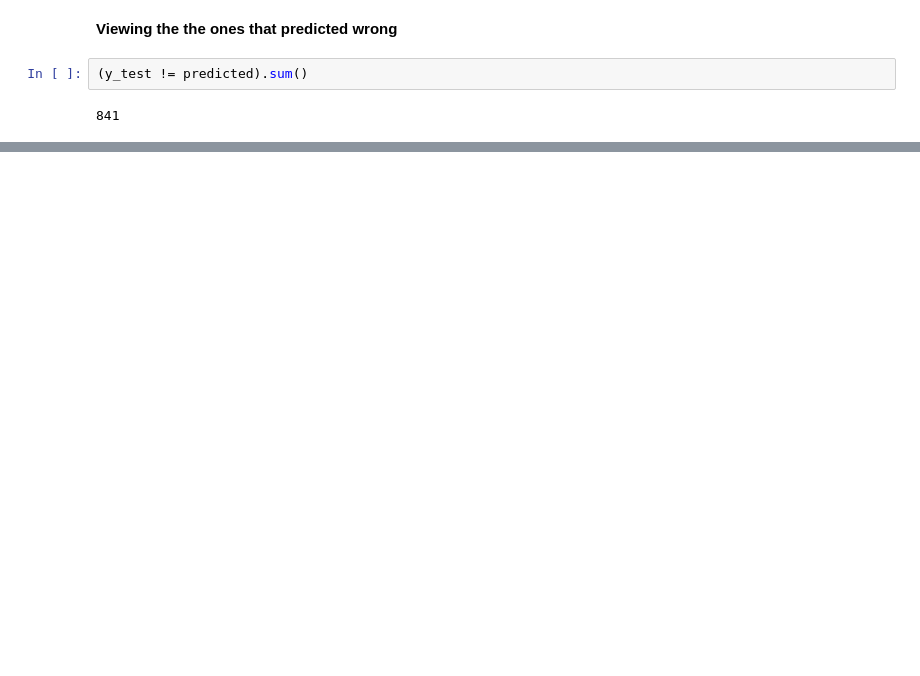
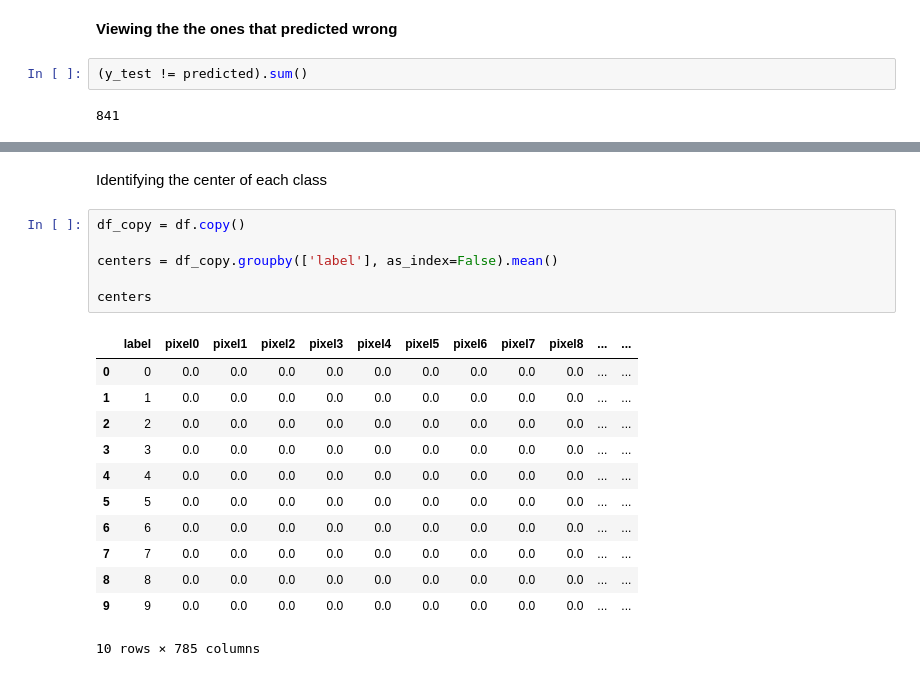
Before and after one commit to sidi-cheikh/Digit_recognizer, a Jupyter notebook: 3_Knn.ipynb, the cells around one changed output, grey strips where cells are left out. Drawn from its saved outputs; the diff is of its cells as text; blank space fills up the shorter version.

```diff
--- a/3_Knn.ipynb
+++ b/3_Knn.ipynb
@@ -126,0 +144,21 @@ for i in range(288):
+# %% [markdown]
+Identifying the center of each class
+# %%
+df_copy = df.copy()
+
+centers = df_copy.groupby(['label'], as_index=False).mean()
+
+centers
+# %% [output]
+|  | label | pixel0 | pixel1 | pixel2 | pixel3 | pixel4 | pixel5 | pixel6 | pixel7 | pixel8 | ... | ... |
+| 0 | 0 | 0.0 | 0.0 | 0.0 | 0.0 | 0.0 | 0.0 | 0.0 | 0.0 | 0.0 | ... | ... |
+| 1 | 1 | 0.0 | 0.0 | 0.0 | 0.0 | 0.0 | 0.0 | 0.0 | 0.0 | 0.0 | ... | ... |
+| 2 | 2 | 0.0 | 0.0 | 0.0 | 0.0 | 0.0 | 0.0 | 0.0 | 0.0 | 0.0 | ... | ... |
+| 3 | 3 | 0.0 | 0.0 | 0.0 | 0.0 | 0.0 | 0.0 | 0.0 | 0.0 | 0.0 | ... | ... |
+| 4 | 4 | 0.0 | 0.0 | 0.0 | 0.0 | 0.0 | 0.0 | 0.0 | 0.0 | 0.0 | ... | ... |
+| 5 | 5 | 0.0 | 0.0 | 0.0 | 0.0 | 0.0 | 0.0 | 0.0 | 0.0 | 0.0 | ... | ... |
+| 6 | 6 | 0.0 | 0.0 | 0.0 | 0.0 | 0.0 | 0.0 | 0.0 | 0.0 | 0.0 | ... | ... |
+| 7 | 7 | 0.0 | 0.0 | 0.0 | 0.0 | 0.0 | 0.0 | 0.0 | 0.0 | 0.0 | ... | ... |
+| 8 | 8 | 0.0 | 0.0 | 0.0 | 0.0 | 0.0 | 0.0 | 0.0 | 0.0 | 0.0 | ... | ... |
+| 9 | 9 | 0.0 | 0.0 | 0.0 | 0.0 | 0.0 | 0.0 | 0.0 | 0.0 | 0.0 | ... | ... |
+10 rows × 785 columns
```
Also changed, not shown: parts of 18 cells of this notebook, 1 other file.
